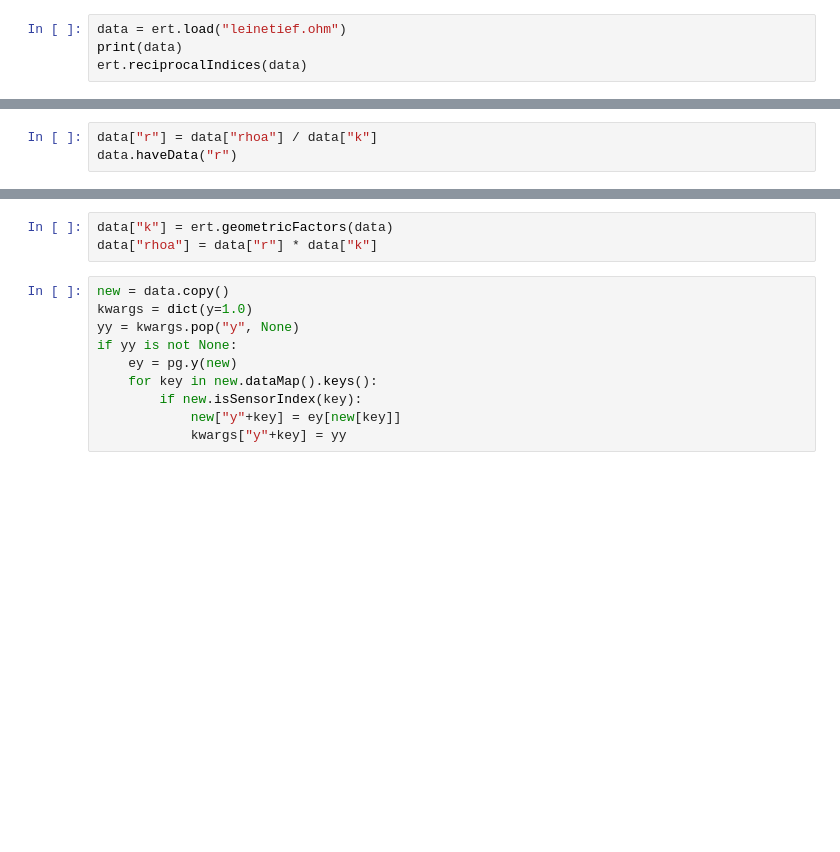
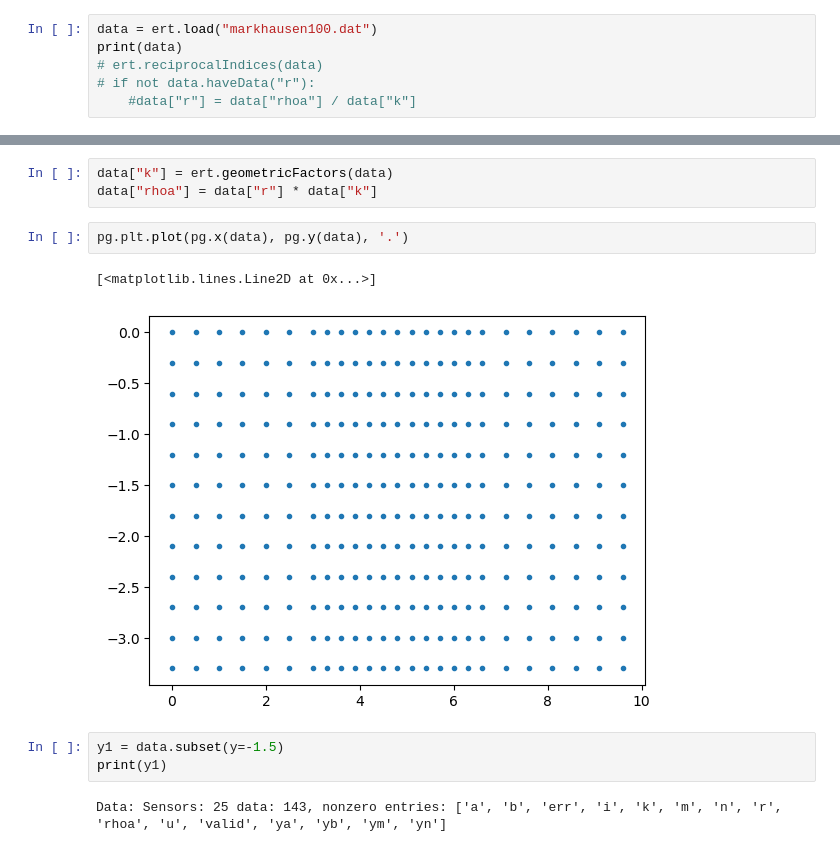
Before and after one commit to gimli-org/SEGwebinar, a Jupyter notebook: data/chdata.ipynb, the cells around one changed output, grey strips where cells are left out. Drawn from its saved outputs; the diff is of its cells as text; blank space fills up the shorter version.

```diff
--- a/data/chdata.ipynb
+++ b/data/chdata.ipynb
@@ -2,7 +3,9 @@
 import pygimli as pg
 from pygimli.physics import ert
 # %%
-data = ert.load("leinetief.ohm")
+data = ert.load("markhausen100.dat")
 print(data)
-ert.reciprocalIndices(data)
+# ert.reciprocalIndices(data)
+# if not data.haveData("r"):
+    #data["r"] = data["rhoa"] / data["k"]
 # %% [output]
@@ -11,3 +12,0 @@ Data: Sensors: 49 data: 230, nonzero entries: ['a', 'b', 'i', 'm', 'n', 'r', 'u'
-# %%
-data["r"] = data["rhoa"] / data["k"]
-data.haveData("r")
@@ -24,13 +19,13 @@ IndexError: index 0 is out of bounds for axis 0 with size 0
 # %%
 data["k"] = ert.geometricFactors(data)
 data["rhoa"] = data["r"] * data["k"]
-# %%
-new = data.copy()
-kwargs = dict(y=1.0)
-yy = kwargs.pop("y", None)
-if yy is not None:
-    ey = pg.y(new)
-    for key in new.dataMap().keys():
-        if new.isSensorIndex(key):
-            new["y"+key] = ey[new[key]]
-            kwargs["y"+key] = yy
+# %%
+pg.plt.plot(pg.x(data), pg.y(data), '.')
+# %% [output]
+[<matplotlib.lines.Line2D at 0x...>]
+[figure, added]
+# %%
+y1 = data.subset(y=-1.5)
+print(y1)
+# %% [output]
+Data: Sensors: 25 data: 143, nonzero entries: ['a', 'b', 'err', 'i', 'k', 'm', 'n', 'r', 'rhoa', 'u', 'valid', 'ya', 'yb', 'ym', 'yn']
```
Also changed, not shown: parts of 9 cells of this notebook, 6 other files.
